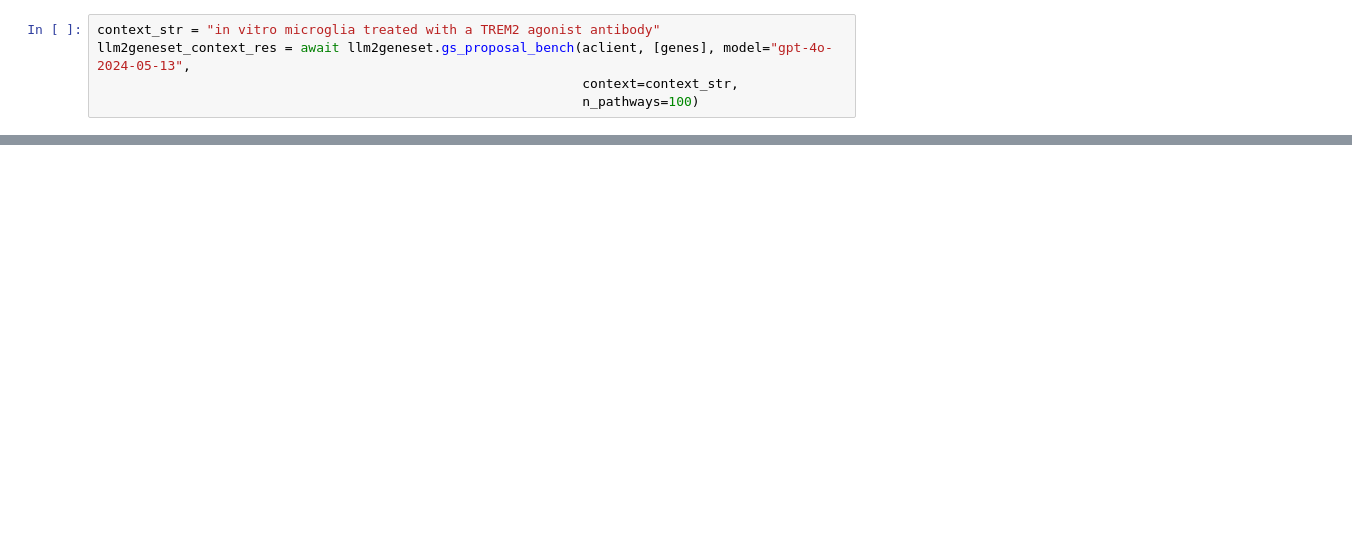
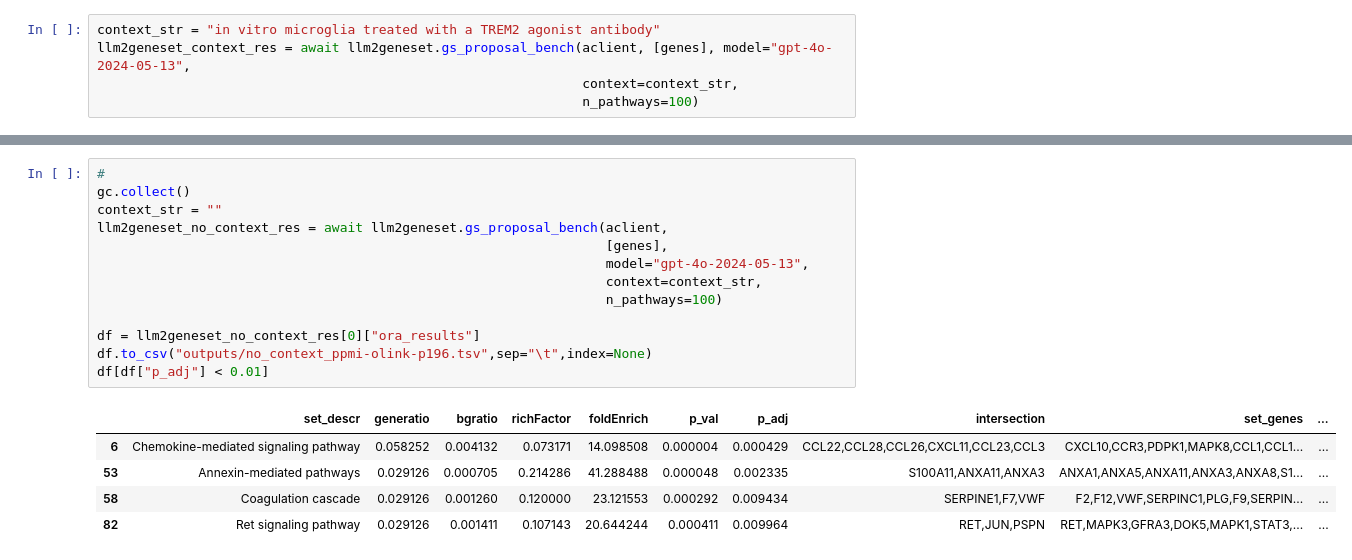
Before and after one commit to Alector-BIO/llm2geneset, a Jupyter notebook: notebooks/4_run_example.ipynb, the cells around one changed output, grey strips where cells are left out. Saved outputs shown, nothing was run; the diff lists cells and outputs as text; blank space fills up the shorter version.

```diff
--- a/notebooks/4_run_example.ipynb
+++ b/notebooks/4_run_example.ipynb
@@ -78,0 +108,19 @@ df[df["p_adj"] < 0.05]
+# %%
+#
+gc.collect()
+context_str = ""
+llm2geneset_no_context_res = await llm2geneset.gs_proposal_bench(aclient,
+                                                                 [genes],
+                                                                 model="gpt-4o-2024-05-13",
+                                                                 context=context_str,
+                                                                 n_pathways=100)
+
+df = llm2geneset_no_context_res[0]["ora_results"]
+df.to_csv("outputs/no_context_ppmi-olink-p196.tsv",sep="\t",index=None)
+df[df["p_adj"] < 0.01]
+# %% [output]
+|  | set_descr | generatio | bgratio | richFactor | foldEnrich | p_val | p_adj | intersection | set_genes | ... |
+| 6 | Chemokine-mediated signaling pathway | 0.058252 | 0.004132 | 0.073171 | 14.098508 | 0.000004 | 0.000429 | CCL22,CCL28,CCL26,CXCL11,CCL23,CCL3 | CXCL10,CCR3,PDPK1,MAPK8,CCL1,CCL1... | ... |
+| 53 | Annexin-mediated pathways | 0.029126 | 0.000705 | 0.214286 | 41.288488 | 0.000048 | 0.002335 | S100A11,ANXA11,ANXA3 | ANXA1,ANXA5,ANXA11,ANXA3,ANXA8,S1... | ... |
+| 58 | Coagulation cascade | 0.029126 | 0.001260 | 0.120000 | 23.121553 | 0.000292 | 0.009434 | SERPINE1,F7,VWF | F2,F12,VWF,SERPINC1,PLG,F9,SERPIN... | ... |
+| 82 | Ret signaling pathway | 0.029126 | 0.001411 | 0.107143 | 20.644244 | 0.000411 | 0.009964 | RET,JUN,PSPN | RET,MAPK3,GFRA3,DOK5,MAPK1,STAT3,... | ... |
```
Also changed, not shown: parts of 16 cells of this notebook, 5 other files.
